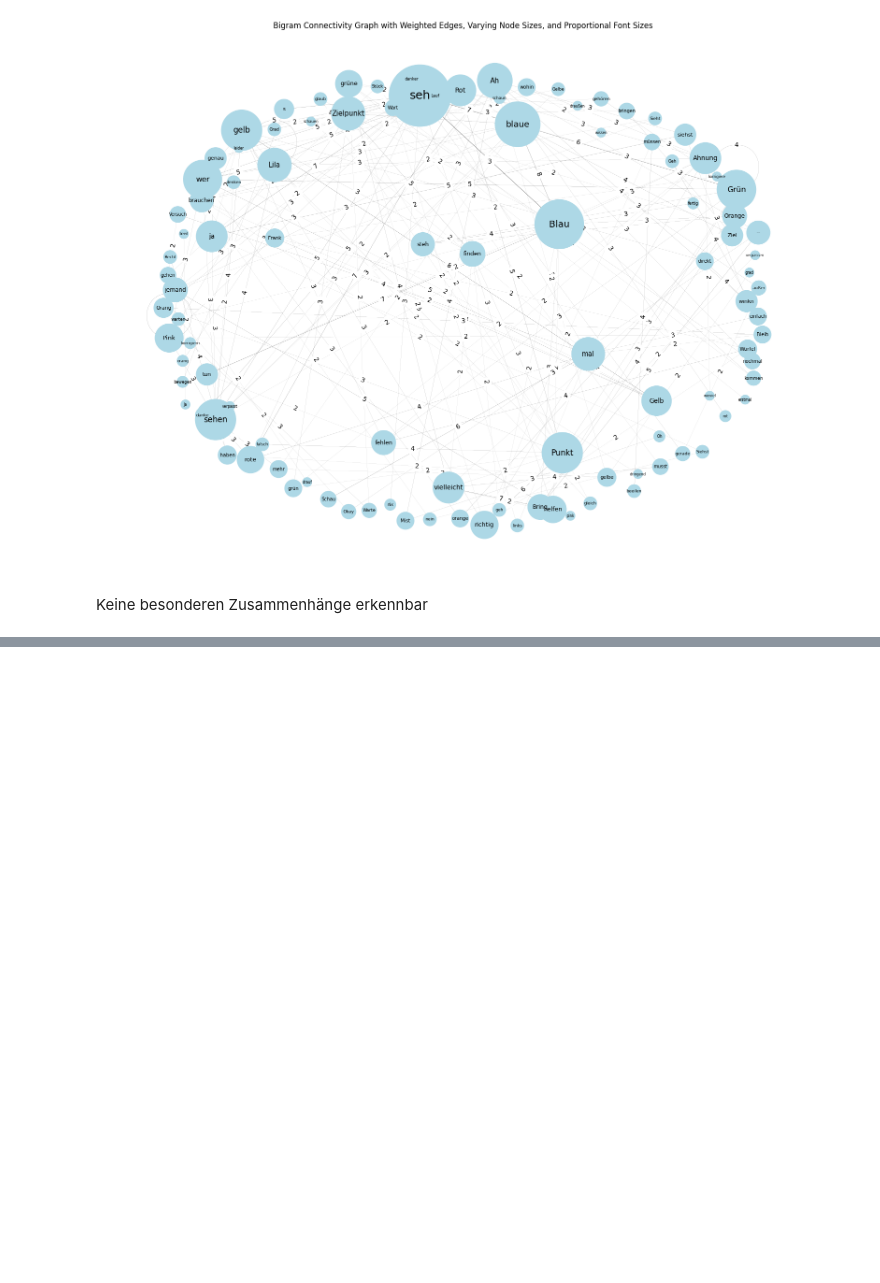
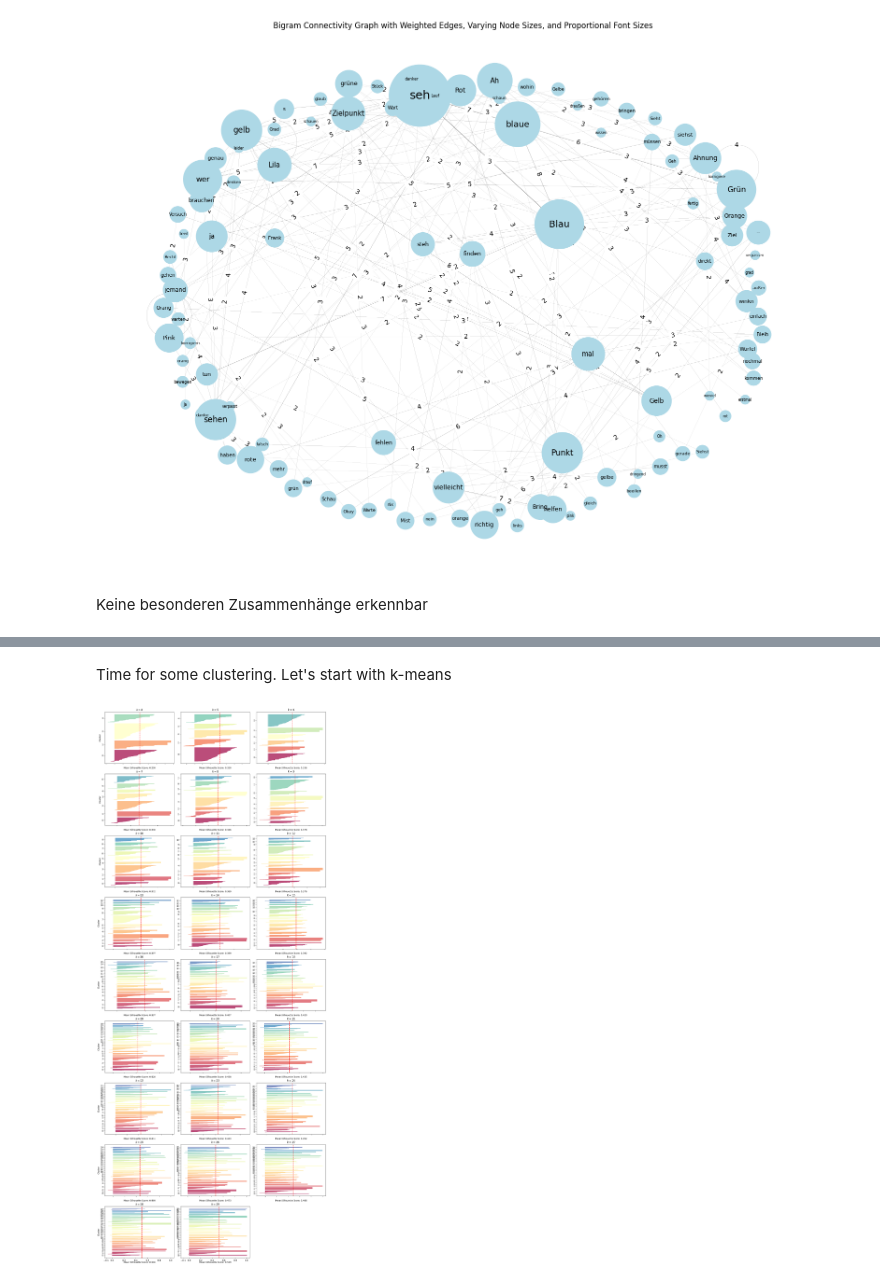
Before and after one commit to Br0wn1e23/LLM_Exp, a Jupyter notebook: Conversation_EDA.ipynb, the cells around one changed output, grey strips where cells are left out. Saved outputs shown, nothing was run; the diff lists cells and outputs as text; code cells hidden in the pictures; blank space fills up the shorter version.

Commit message:
Update: kmeans cluster analysis

```diff
--- a/Conversation_EDA.ipynb
+++ b/Conversation_EDA.ipynb
@@ -266,16 +302,13 @@ plt.show()
 Keine besonderen Zusammenhänge erkennbar
 # %%
 
-
-test = word_level_frame_with_stopwords.iloc[0:10]
-test
 # Iterate through the DataFrame and get embeddings
-embeddings = test['Word'].apply(get_embedding)
+embeddings = word_level_frame_with_stopwords['Word'].apply(get_embedding)
 
 # Create new columns for each embedding dimension
 embedding_columns = [f"embedding_{i}" for i in range(384)]
-test[embedding_columns] = pd.DataFrame(embeddings.tolist(), index=test.index)
+word_level_frame_with_stopwords[embedding_columns] = pd.DataFrame(embeddings.tolist(), index=word_level_frame_with_stopwords.index)
 
 # Display the updated DataFrame
-print(test)
+print(word_level_frame_with_stopwords)
 # %% [output]
@@ -353,8 +332,8 @@ See the caveats in the documentation: https://pandas.pydata.org/pandas-docs/stab
 # %%
-columns_to_standardize = test.columns[2:]
+columns_to_standardize = word_level_frame_with_stopwords.columns[2:]
 
 # Initialize StandardScaler
 scaler = StandardScaler()
 
 # Fit and transform only the sliced columns
-test[columns_to_standardize] = scaler.fit_transform(test[columns_to_standardize])
+word_level_frame_with_stopwords[columns_to_standardize] = scaler.fit_transform(word_level_frame_with_stopwords[columns_to_standardize])
@@ -366,0 +547,67 @@ See the caveats in the documentation: https://pandas.pydata.org/pandas-docs/stab
+# %% [markdown]
+Time for some clustering. Let's start with k-means
+# %%
+# A hyperparameter search for the best number of clusters
+range_n_clusters = range(4, 30)  # Set the range of clusters you want to test
+kmeans_per_k = [KMeans(n_clusters=k, n_init=40, random_state=42).fit(latent_representations) for k in range_n_clusters]
+silhouette_scores = [silhouette_score(latent_representations, model.labels_) for model in kmeans_per_k]
+
+# Define the range of k values to visualize
+k_values = range_n_clusters  # Modify this range as needed
+
+# Dynamically calculate the number of rows and columns for subplots
+num_k = len(k_values)
+num_cols = 3  # Set the number of columns you want
+num_rows = (num_k + num_cols - 1) // num_cols  # Calculate rows to fit all k values
+
+# Create the figure and adjust its size
+plt.figure(figsize=(num_cols * 5, num_rows * 4))  # Increased overall plot size
+
+# Loop through each k value and create a subplot
+for idx, k in enumerate(k_values, start=1):
+    plt.subplot(num_rows, num_cols, idx)
+
+    # Predictions and silhouette coefficients
+    y_pred = kmeans_per_k[k - 4].labels_  # Adjust index for kmeans_per_k
+    silhouette_coefficients = silhouette_samples(latent_representations, y_pred)
+
+    # Plot silhouette coefficients for each cluster
+    padding = len(latent_representations) // 30
+    pos = padding
+    ticks = []
+    for i in range(k):
+        coeffs = silhouette_coefficients[y_pred == i]
+        coeffs.sort()
+
+        color = plt.cm.Spectral(i / k)
+        plt.fill_betweenx(np.arange(pos, pos + len(coeffs)), 0, coeffs,
+                          facecolor=color, edgecolor=color, alpha=0.7)
+        ticks.append(pos + len(coeffs) // 2)
+        pos += len(coeffs) + padding
+
+    # Customize axes
+    plt.gca().yaxis.set_major_locator(FixedLocator(ticks))
+    plt.gca().yaxis.set_major_formatter(FixedFormatter(range(k)))
+
+    if idx % num_cols == 1:  # Label y-axis for the first column
+        plt.ylabel("Cluster")
+
+    if idx > (num_rows - 1) * num_cols:  # Label x-axis for the last row
+        plt.gca().set_xticks([-0.1, 0, 0.2, 0.4, 0.6, 0.8, 1])
+
+    else:
+        plt.tick_params(labelbottom=False)
+
+    plt.axvline(x=silhouette_scores[k - 4], color="red", linestyle="--")
+    plt.title(f"$k={k}$")
+
+    # Add mean silhouette score below the plot
+    mean_score = silhouette_scores[k - 4]
+    plt.text(0.5, -0.1, f"Mean Silhouette Score: {mean_score:.3f}",
+             fontsize=10, ha="center", transform=plt.gca().transAxes)
+
+# Adjust layout for better visualization
+plt.tight_layout()
+plt.show()
+# %% [output]
+[figure, added]
```
Also changed, not shown: parts of 26 cells of this notebook, 1 other file.
